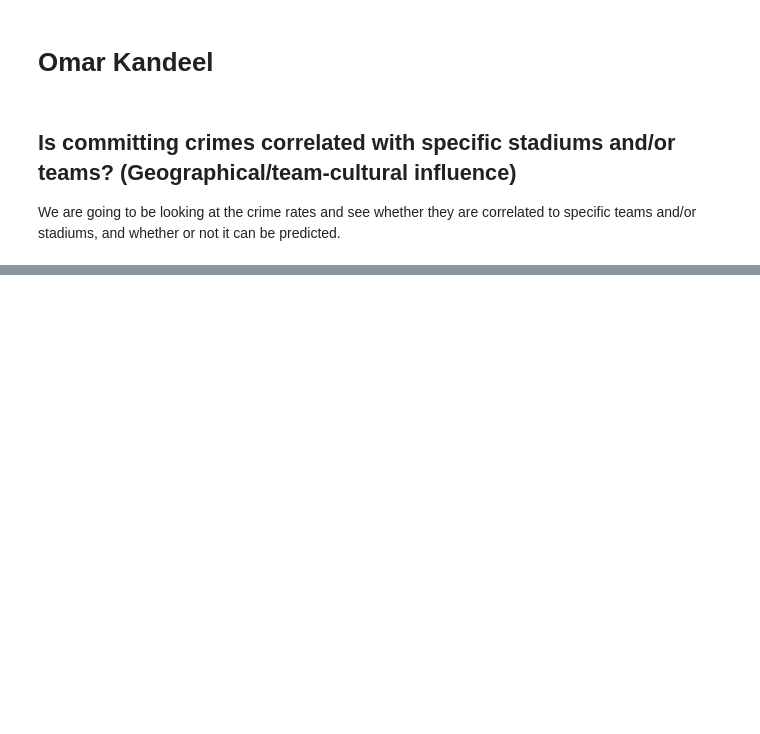
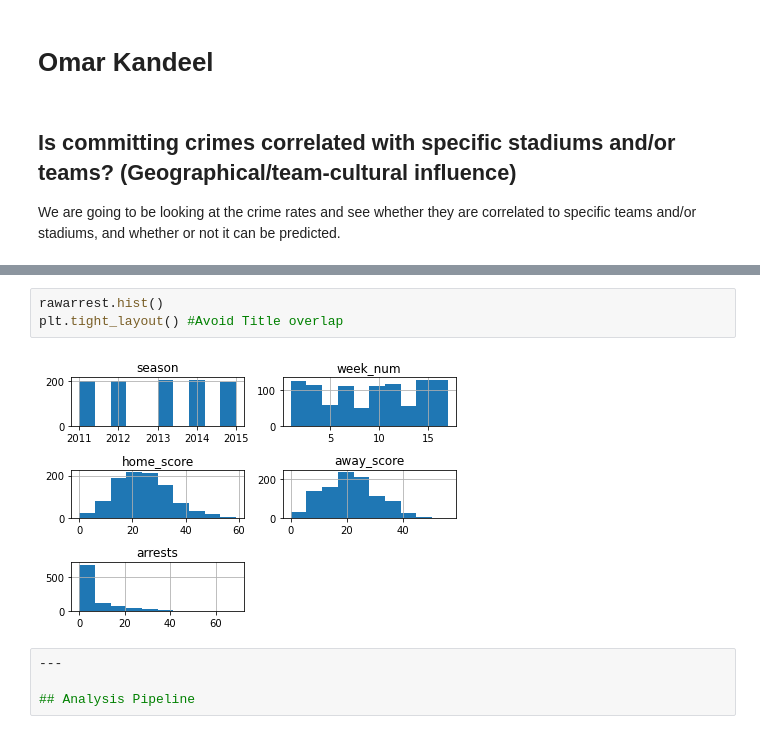
Before and after one commit to ubco-W2022T1-cosc301/project-group03, a Jupyter notebook: notebooks/analysis1.ipynb, the cells around one changed output, grey strips where cells are left out. Drawn from its saved outputs; the diff is of its cells as text; blank space fills up the shorter version.

Commit message:
most recent analysis 1

```diff
--- a/notebooks/analysis1.ipynb
+++ b/notebooks/analysis1.ipynb
@@ -25,0 +173,9 @@ pd.read_csv('/Users/omarkandeel/Desktop/301Project/project-group03/data/raw/arre
+# %%
+rawarrest.hist()
+plt.tight_layout() #Avoid Title overlap
+# %% [output]
+[figure, added]
+# %%
+---
+
+## Analysis Pipeline
```
Also changed, not shown: parts of 29 cells of this notebook, 3 other files.
